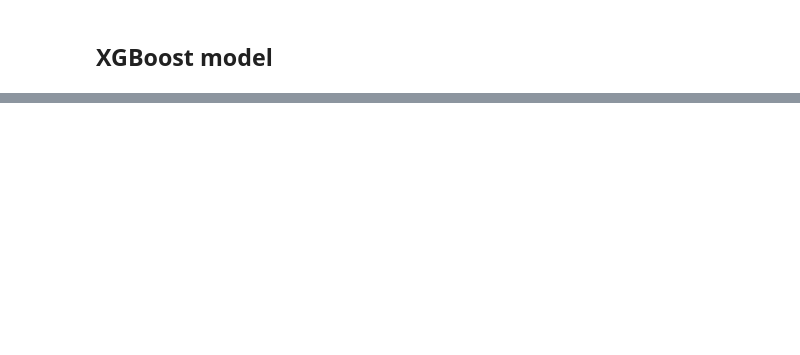
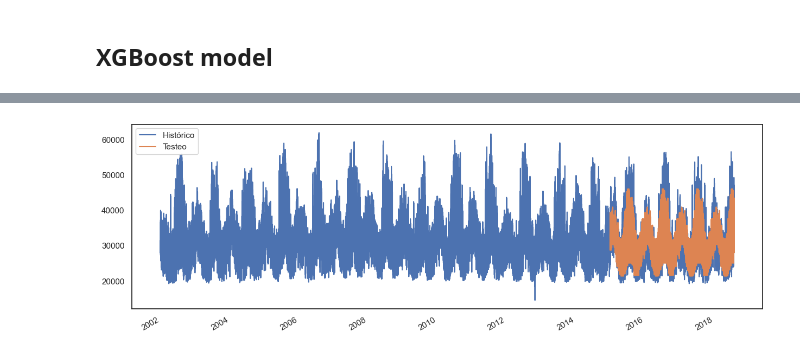
Before and after one commit to Generickle/credit-card-forecasting, a Jupyter notebook: CreditCardPurchaseHistoryForecasting.ipynb, the cells around one changed output, grey strips where cells are left out. Cells and saved outputs as stored; diff of their text form; code cells hidden in the pictures; blank space fills up the shorter version.

```diff
--- a/CreditCardPurchaseHistoryForecasting.ipynb
+++ b/CreditCardPurchaseHistoryForecasting.ipynb
@@ -162 +182,4 @@ pjme_hourly_X_test, pjme_hourly_y_test = create_features(pjme_hourly_data_test,
+# %%
+cc_hourly_X_train, cc_hourly_y_train = create_features(cc_hourly_data_train, label = 'Hourly Amount')
+cc_hourly_X_test, cc_hourly_y_test = create_features(cc_hourly_data_test, label = 'Hourly Amount')
 # %%
@@ -667,0 +231,10 @@ plt.show()
+# %%
+cc_hourly_xgboost_model = xgb.XGBRegressor(n_estimators = 1000, early_stopping_rounds = 50)
+
+cc_hourly_xgboost_model.fit(
+    cc_hourly_X_train, cc_hourly_y_train,
+    eval_set = [(cc_hourly_X_train, cc_hourly_y_train), (cc_hourly_X_test, cc_hourly_y_test)],
+    verbose = True
+)
+
+cc_hourly_xgboost_model
@@ -667,0 +270,12 @@ plt.show()
+# %%
+# Predict with test data
+cc_hourly_xgboost_forecast = cc_hourly_xgboost_model.predict(cc_hourly_X_test)
+
+# Calculate metrics
+cc_hourly_xgboost_mae = mean_absolute_error(cc_hourly_y_test, cc_hourly_xgboost_forecast)
+cc_hourly_xgboost_mse = mean_squared_error(cc_hourly_y_test, cc_hourly_xgboost_forecast)
+cc_hourly_xgboost_mape = mean_absolute_percentage_error(cc_hourly_y_test, cc_hourly_xgboost_forecast)
+
+print(f"MAE: { cc_hourly_xgboost_mae }")
+print(f"MSE: { cc_hourly_xgboost_mse }")
+print(f"MAPE: { cc_hourly_xgboost_mape }")
@@ -667,0 +308,4 @@ plt.show()
+# %%
+cc_hourly_data_test['HA_XGBOOST_Prediction'] = cc_hourly_xgboost_forecast
+
+cc_hourly_data_test
@@ -667,0 +327,16 @@ plt.show()
+# %%
+cc_hourly_xgboost_all = pd.concat([cc_hourly_data_test, cc_hourly_data_train], sort=False)
+
+_ = cc_hourly_xgboost_all[['Hourly Amount','HA_XGBOOST_Prediction']] \
+    .rename(
+        columns = {
+        'Hourly Amount': 'Histórico',
+        'HA_XGBOOST_Prediction': 'Testeo'
+        }
+    ) \
+    .plot(figsize=(15, 5))
+
+plt.gca().set_xlabel(None)
+plt.show()
+# %% [output]
+[figure, added]
```
Also changed, not shown: parts of 65 cells of this notebook, 5 other files.
